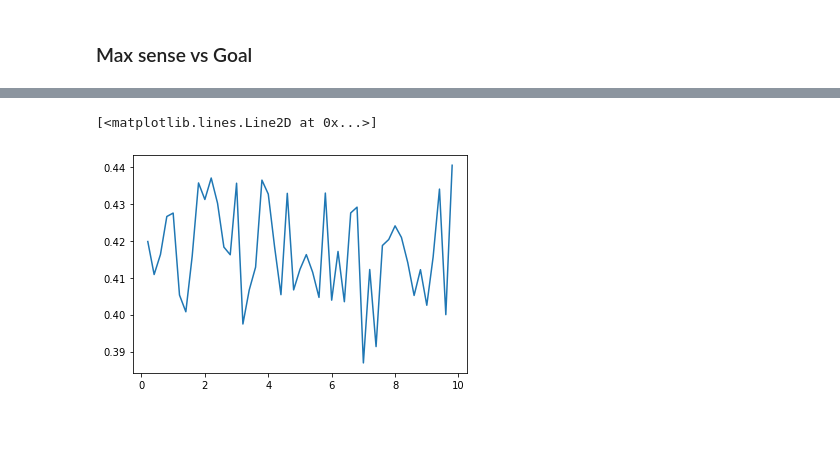
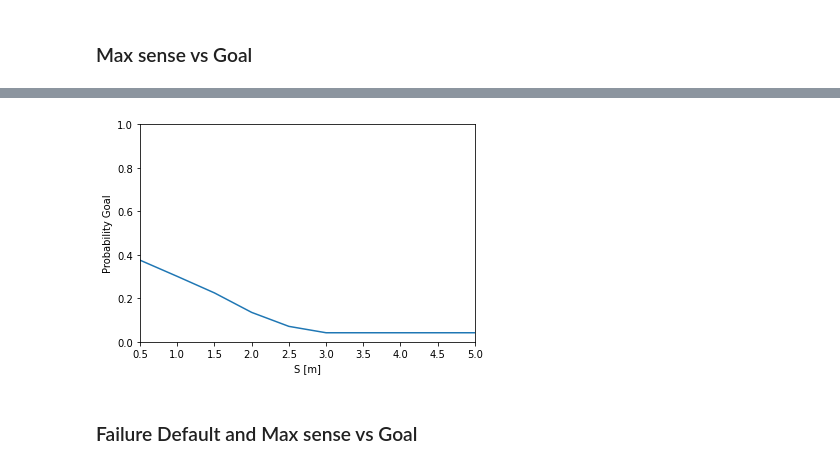
Before and after one commit to carlo98/bayesian-networks-drone-design, a Jupyter notebook: DesignStudyBN.ipynb, the cells around one changed output, grey strips where cells are left out. Drawn from its saved outputs; the diff is of its cells as text; code cells hidden in the pictures; blank space fills up the shorter version.

```diff
--- a/DesignStudyBN.ipynb
+++ b/DesignStudyBN.ipynb
@@ -388,16 +338,18 @@ plt.plot(max_sense_values, goals)
 # %%
 diff = 0.6
 fail_def = 0.001
+max_sense = 3
+min_s = 1
+max_s = 10
+lambda_sensors = 1
 
-s_values = [s/2 for s in range(1, 10)]
+s_values = [s/2 for s in range(min_s, max_s+1)]
 goals = []
 for s in s_values:
-    max_sense = 6*s  # Max sense should be at least 6 times S
     tmp_mean = 0
     for i in range(num_tests_sensors):
         sensors = [random.random()*max_sense, random.random()*max_sense, random.random()*max_sense]
-        agent_succ_infer = all_togheter(diff, fail_def, sensors, max_sense, s)
-        # Computing the probability of stop.
-        q = agent_succ_infer.query(variables=['G'], show_progress=False)
+        _, bp = all_togheter(diff, fail_def, sensors, lambda_sensors, max_sense, s)
+        q = bp.query(variables=['G'], show_progress=False)
         tmp_mean += q.values[1]
     goals.append(tmp_mean / num_tests_sensors)
@@ -422,5 +356,11 @@ WARNING
-# %%
-plt.plot(s_values, goals)
-# %% [output]
-[<matplotlib.lines.Line2D at 0x...>]
-[figure, removed]
+# %%
+plt.plot(s_values, goals)
+plt.xlim([min_s/2, max_s/2])
+plt.ylim([0, 1])
+plt.xlabel("S [m]")
+plt.ylabel("Probability Goal")
+plt.show()
+# %% [output]
+[figure, added]
+# %% [markdown]
+### Failure Default and Max sense vs Goal
```
Also changed, not shown: parts of 32 cells of this notebook.
